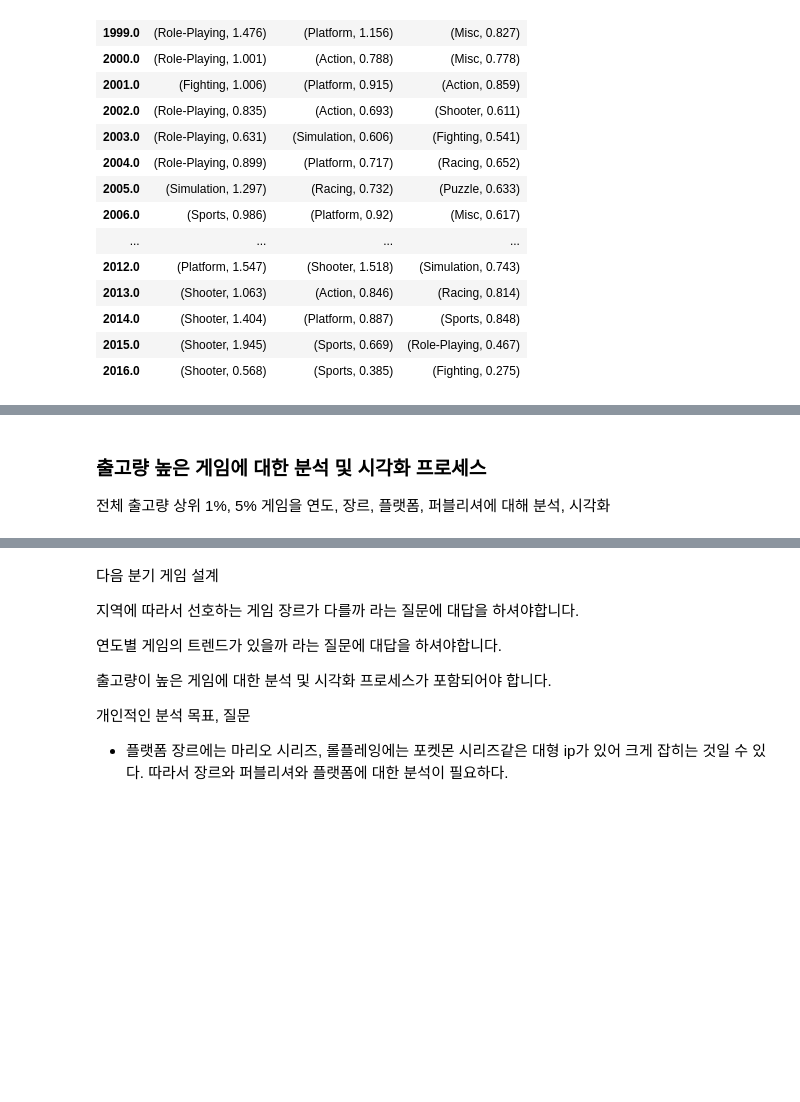
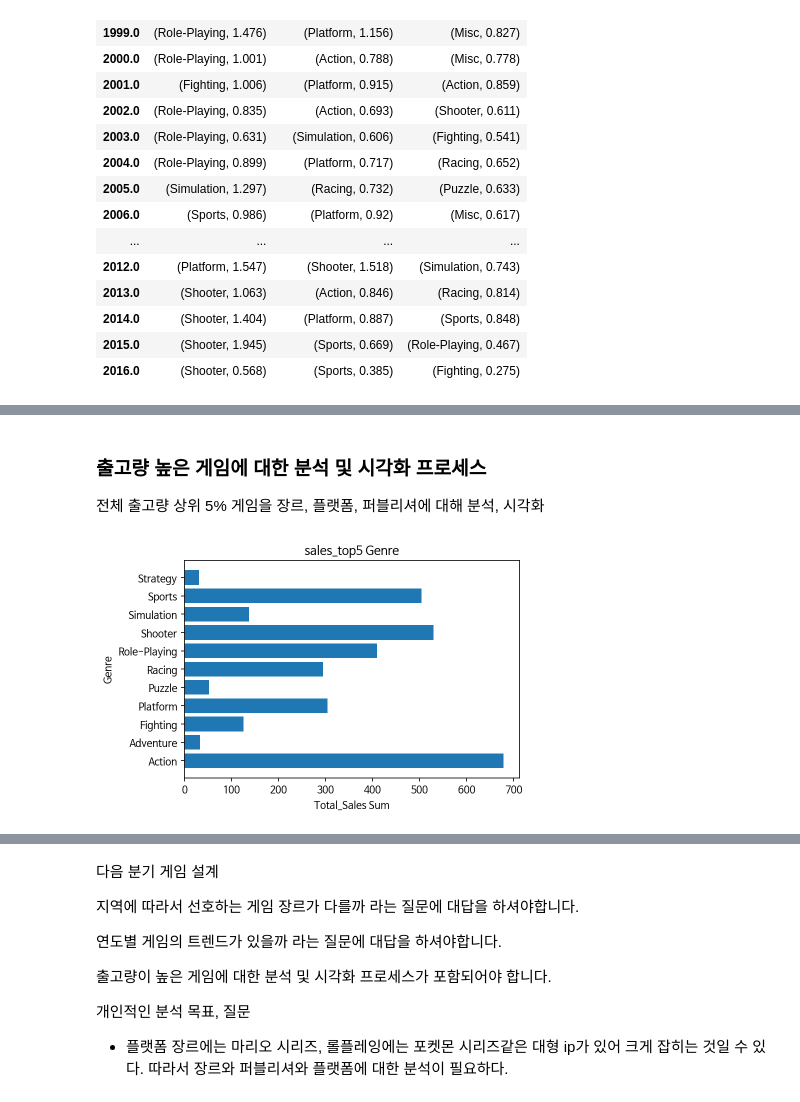
Before and after one commit to Kimtaewookdev/Sec1_project, a Jupyter notebook: AI_13_김태욱_Section1_proj.ipynb, the cells around one changed output, grey strips where cells are left out. Saved outputs shown, nothing was run; the diff lists cells and outputs as text; code cells hidden in the pictures; blank space fills up the shorter version.

```diff
--- a/AI_13_김태욱_Section1_proj.ipynb
+++ b/AI_13_김태욱_Section1_proj.ipynb
@@ -9,14 +10,3 @@ import scipy.stats as stats
-# %%
-!sudo apt-get install -y fonts-nanum
-!sudo fc-cache -fv
-!rm ~/.cache/matplotlib -rf
-
-import matplotlib.pyplot as plt
-
-plt.rc('font', family='NanumBarunGothic')
-plt.rc('axes', unicode_minus=False)
-
-%config InlineBackend.figure_format='retina'
 # %% [markdown]
 ### 데이터 전처리
 # %%
@@ -229,4 +274,4 @@ pvalue = 0.0
 # %% [markdown]
 ### 출고량 높은 게임에 대한 분석 및 시각화 프로세스
 
-전체 출고량 상위 1%, 5% 게임을 연도, 장르, 플랫폼, 퍼블리셔에 대해 분석, 시각화
+전체 출고량 상위 5% 게임을 장르, 플랫폼, 퍼블리셔에 대해 분석, 시각화
@@ -241,0 +278,38 @@ sales_top5 = sales[:int(len(sales) * 0.05)]
+# %%
+# 출고량 내림차순 정렬
+sales = df.sort_values(by = 'Total_Sales', ascending = False, ignore_index = True)
+
+# 상위 5%
+sales_top5 = sales[:int(len(sales) * 0.05)]
+
+def get_df_name(df):
+  name = [x for x in globals() if globals()[x] is df][0]
+  return name
+
+def get_bar_sum(df, col):
+  a = df.groupby([col]).Total_Sales.sum()
+  plt.barh(a.index, a)
+  plt.title(get_df_name(df) + ' ' + col)
+  plt.xlabel('Total_Sales Sum')
+  plt.ylabel(col)
+  plt.show()
+
+def get_bar_mean(df, col):
+  a = df.groupby([col]).Total_Sales.mean()
+  plt.barh(a.index, a)
+  plt.title(get_df_name(df) + ' ' + col)
+  plt.xlabel('Total_Sales Mean')
+  plt.ylabel(col)
+  plt.show()
+
+def get_bar_median(df, col):
+  a = df.groupby([col]).Total_Sales.median()
+  plt.barh(a.index, a)
+  plt.title(get_df_name(df) + ' ' + col)
+  plt.xlabel('Total_Sales Median')
+  plt.ylabel(col)
+  plt.show()
+
+get_bar_sum(sales_top5, 'Genre')
+# %% [output]
+[figure, added]
```
Also changed, not shown: parts of 20 cells of this notebook.
